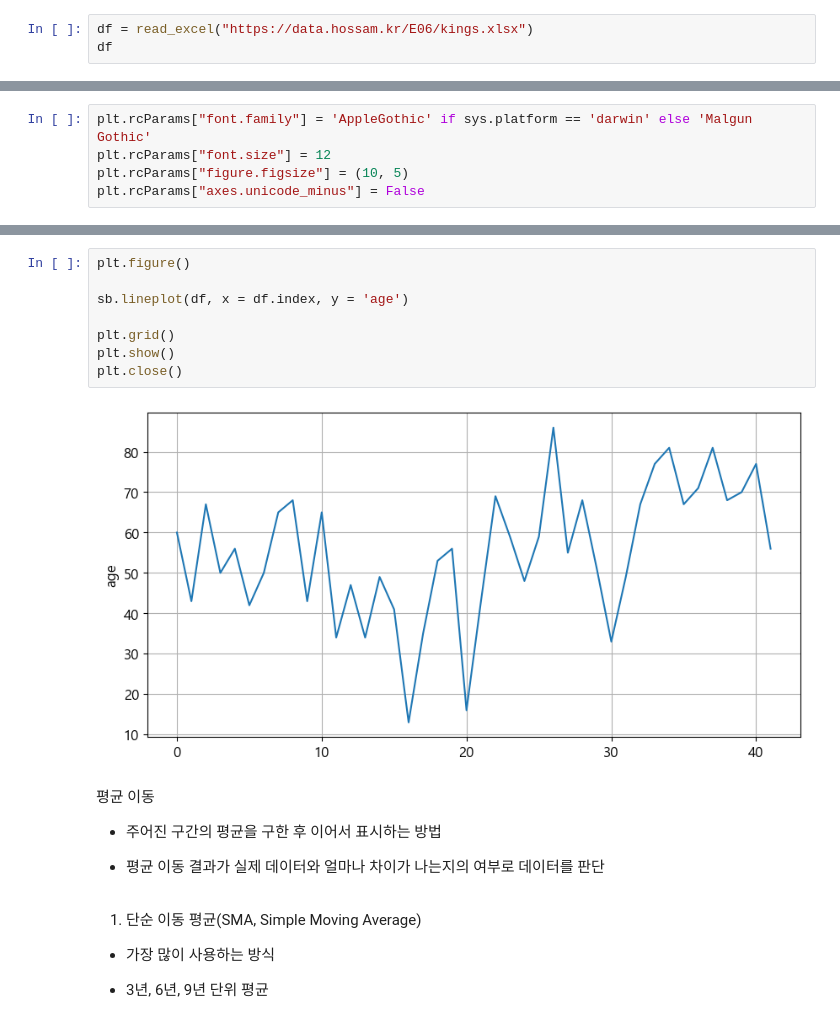
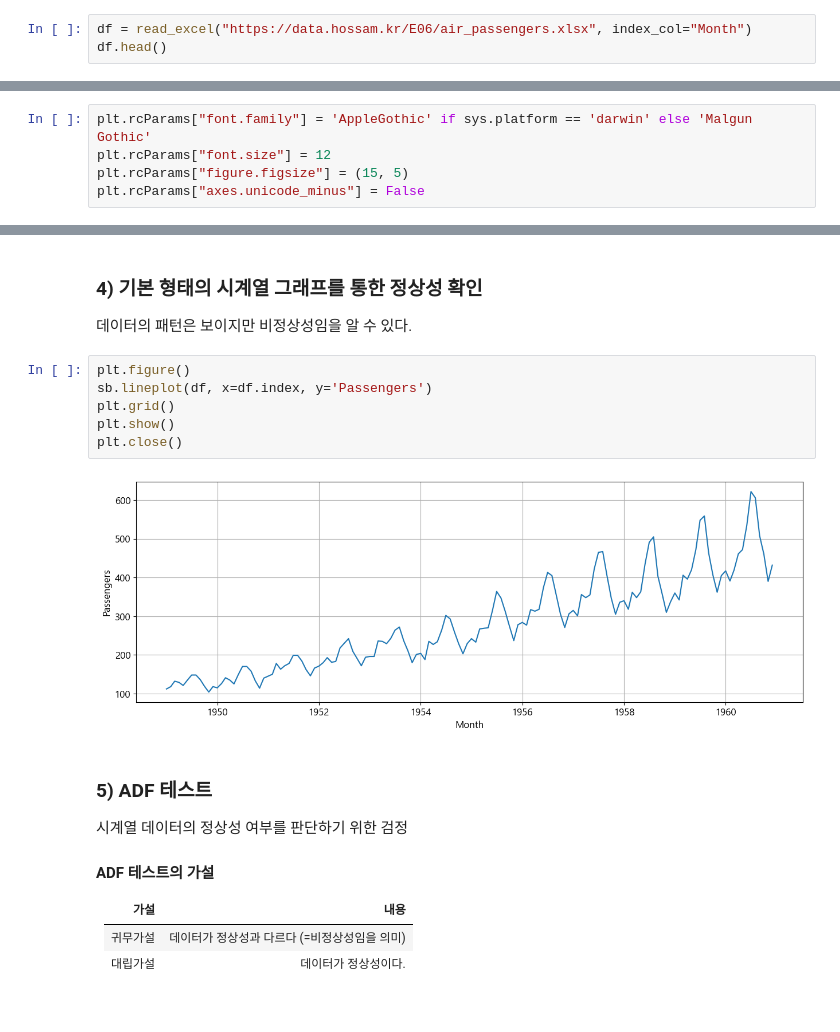
Before and after one commit to MDBluequasar/BigdatamegaIT, a Jupyter notebook: 수업내용/E_확증적_데이터_분석(CDA)/06_시계열분석/02_시계열_데이터_확인.ipynb, the cells around one changed output, grey strips where cells are left out. Cells and saved outputs as stored; diff of their text form.

```diff
--- a/수업내용/E_확증적_데이터_분석(CDA)/06_시계열분석/02_시계열_데이터_확인.ipynb
+++ b/수업내용/E_확증적_데이터_분석(CDA)/06_시계열분석/02_시계열_데이터_확인.ipynb
@@ -20,4 +19,4 @@ import sys
 # %%
-df = read_excel("https://data.hossam.kr/E06/kings.xlsx")
-df
+df = read_excel("https://data.hossam.kr/E06/air_passengers.xlsx", index_col="Month")
+df.head()
 # %% [output]
@@ -43,6 +32,6 @@ df
 # %%
 plt.rcParams["font.family"] = 'AppleGothic' if sys.platform == 'darwin' else 'Malgun Gothic'
 plt.rcParams["font.size"] = 12
-plt.rcParams["figure.figsize"] = (10, 5)
+plt.rcParams["figure.figsize"] = (15, 5)
 plt.rcParams["axes.unicode_minus"] = False
 # %% [markdown]
@@ -66,23 +72,23 @@ df.describe()
+# %% [markdown]
+### 4) 기본 형태의 시계열 그래프를 통한 정상성 확인
+
+데이터의 패턴은 보이지만 비정상성임을 알 수 있다.
 # %%
 plt.figure()
-
-sb.lineplot(df, x = df.index, y = 'age')
-
+sb.lineplot(df, x=df.index, y='Passengers')
 plt.grid()
 plt.show()
 plt.close()
 # %% [output]
-[figure, old version]
+[figure, new version]
-# %% [markdown]
-평균 이동
-
-  - 주어진 구간의 평균을 구한 후 이어서 표시하는 방법
-
-  - 평균 이동 결과가 실제 데이터와 얼마나 차이가 나는지의 여부로 데이터를 판단
-# %% [markdown]
-
-1) 단순 이동 평균(SMA, Simple Moving Average)
-
-  - 가장 많이 사용하는 방식
-
-  - 3년, 6년, 9년 단위 평균
+# %% [markdown]
+### 5) ADF 테스트
+
+시계열 데이터의 정상성 여부를 판단하기 위한 검정
+
+#### ADF 테스트의 가설
+
+| 가설 | 내용 |
+|---|---|
+| 귀무가설 | 데이터가 정상성과 다르다 (=비정상성임을 의미) |
+| 대립가설 | 데이터가 정상성이다. |
```
Also changed, not shown: parts of 31 cells of this notebook, 7 other files.
